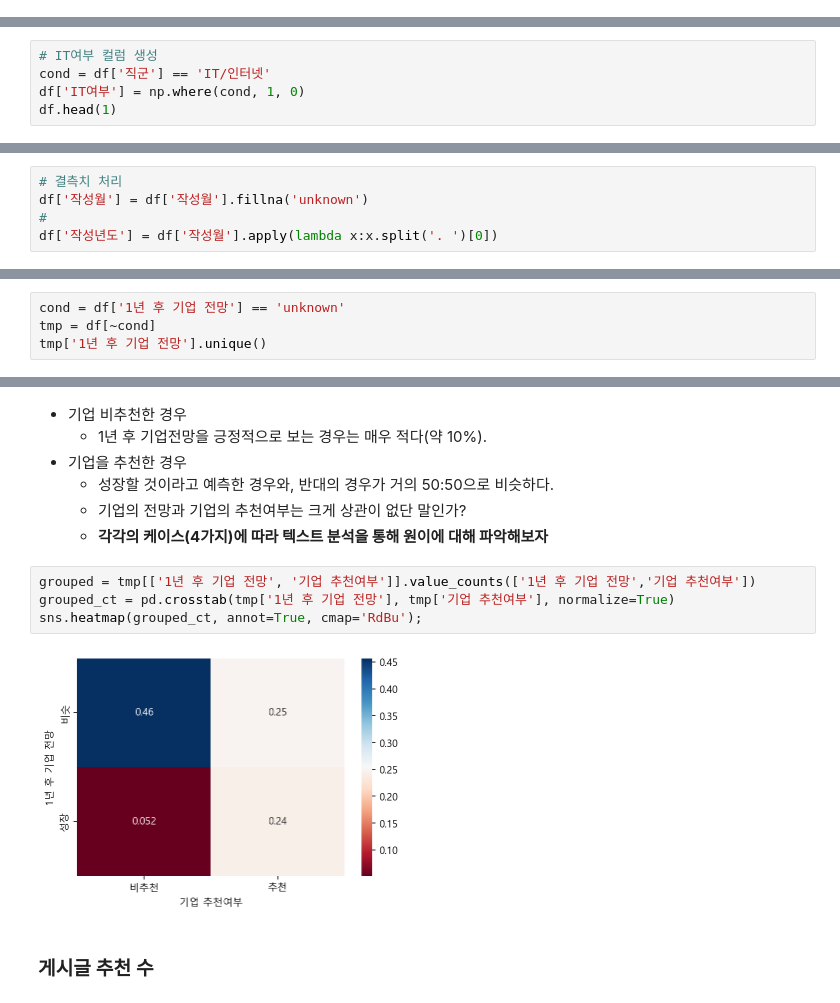
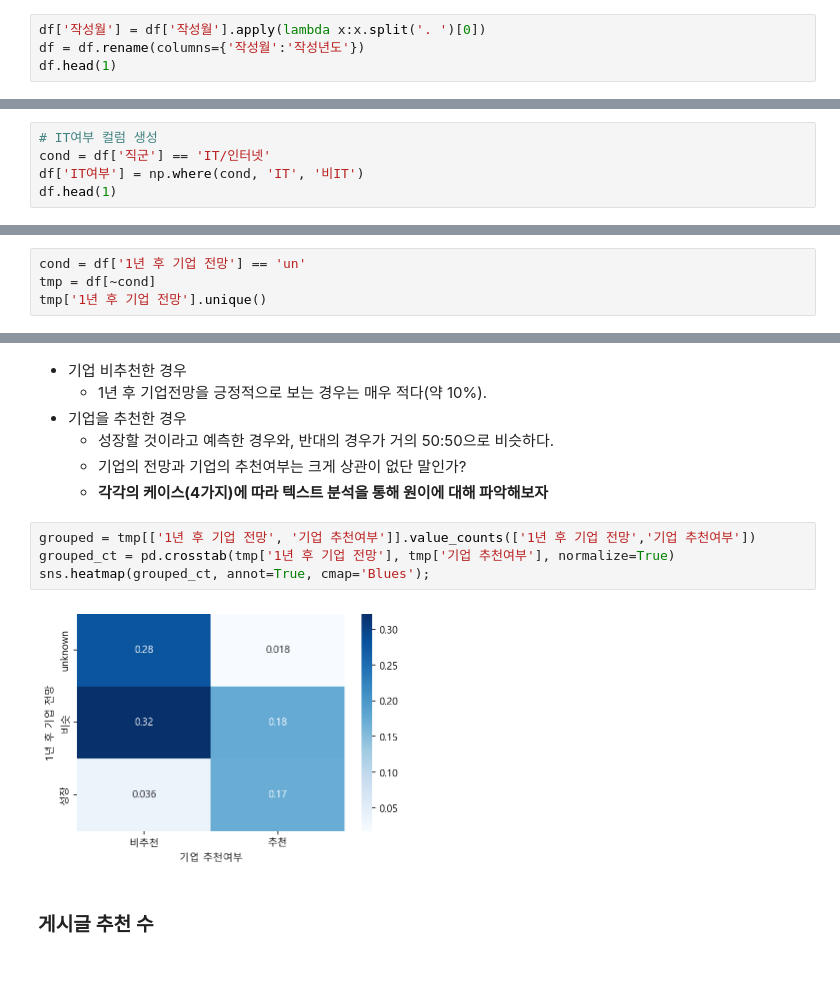
Before and after one commit to jayblue27/portfolio, a Jupyter notebook: jobplanet_scores_reviews/note.ipynb, the cells around one changed output, grey strips where cells are left out. Drawn from its saved outputs; the diff is of its cells as text; blank space fills up the shorter version.

```diff
--- a/jobplanet_scores_reviews/note.ipynb
+++ b/jobplanet_scores_reviews/note.ipynb
@@ -581,0 +516,4 @@ array(['2022. 04', '2022. 03', '2022. 02', '2022. 01', '2021. 12',
+# %%
+df['작성월'] = df['작성월'].apply(lambda x:x.split('. ')[0])
+df = df.rename(columns={'작성월':'작성년도'})
+df.head(1)
@@ -634,6 +579,6 @@ plt.show()
 # %%
 # IT여부 컬럼 생성
 cond = df['직군'] == 'IT/인터넷'
-df['IT여부'] = np.where(cond, 1, 0)
+df['IT여부'] = np.where(cond, 'IT', '비IT')
 df.head(1)
 # %% [output]
@@ -969,5 +933,0 @@ Ttest_indResult(statistic=-5.095732131651963, pvalue=0.9999998260902256)
-# %%
-# 결측치 처리
-df['작성월'] = df['작성월'].fillna('unknown')
-#
-df['작성년도'] = df['작성월'].apply(lambda x:x.split('. ')[0])
@@ -1070,7 +1016,7 @@ plt.show()
 - 성장 / 비슷 2가지 항목만 있다.
 - 전체의 약 30%만이 1년뒤에 기업이 성장할 것이라고 작성
 # %%
-cond = df['1년 후 기업 전망'] == 'unknown'
+cond = df['1년 후 기업 전망'] == 'un'
 tmp = df[~cond]
 tmp['1년 후 기업 전망'].unique()
 # %% [output]
@@ -1151,9 +1072,9 @@ plt.show()
 # %%
 grouped = tmp[['1년 후 기업 전망', '기업 추천여부']].value_counts(['1년 후 기업 전망','기업 추천여부'])
 grouped_ct = pd.crosstab(tmp['1년 후 기업 전망'], tmp['기업 추천여부'], normalize=True)
-sns.heatmap(grouped_ct, annot=True, cmap='RdBu');
+sns.heatmap(grouped_ct, annot=True, cmap='Blues');
 # %% [output]
-[figure, old version]
+[figure, new version]
 # %% [markdown]
 ### 게시글 추천 수
 # %%
```
Also changed, not shown: parts of 135 cells of this notebook.
